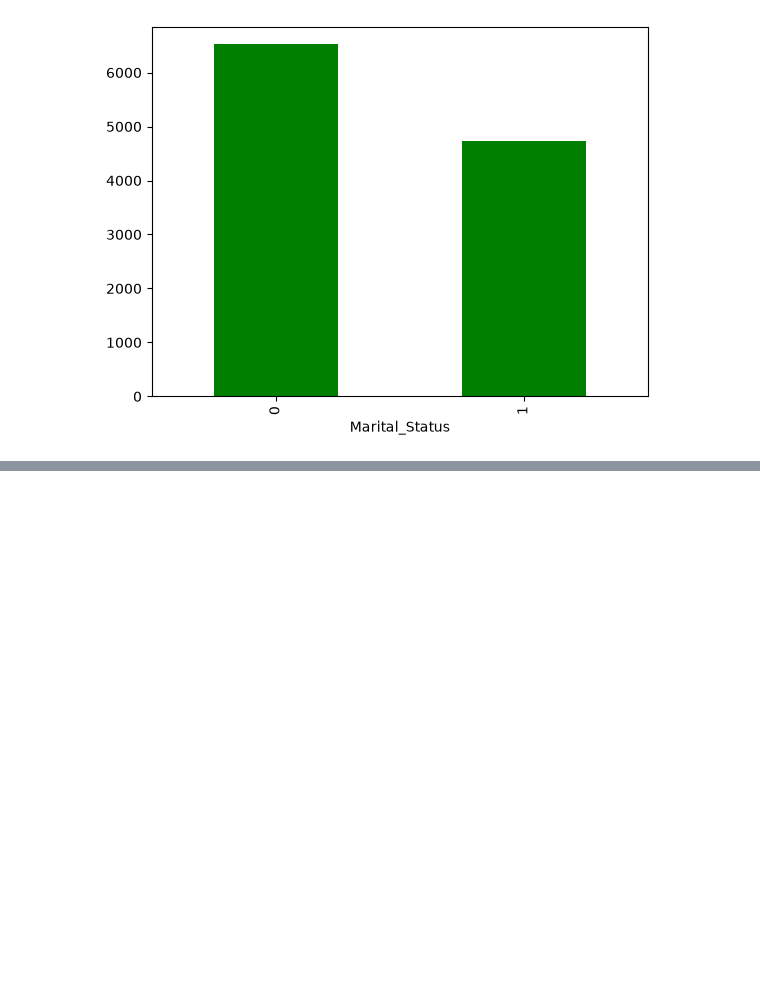
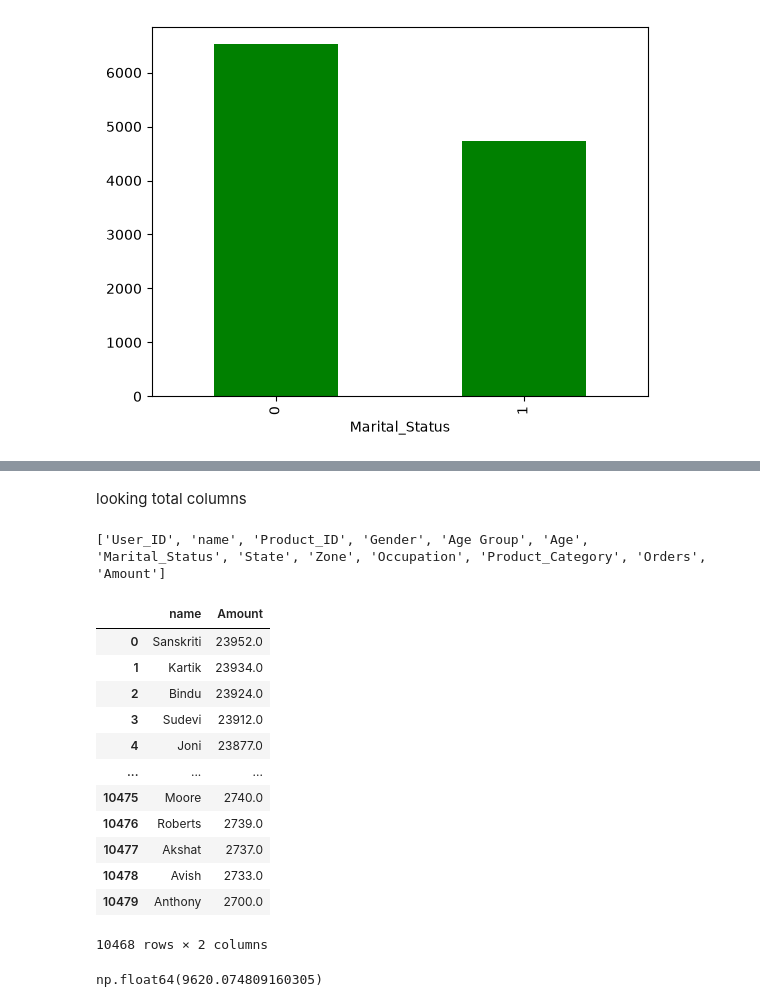
Before and after one commit to amanmuarya/AI-ML-Start-and-Learning-, a Jupyter notebook: first_code.ipynb, the cells around one changed output, grey strips where cells are left out. Saved outputs shown, nothing was run; the diff lists cells and outputs as text; code cells hidden in the pictures; blank space fills up the shorter version.

```diff
--- a/first_code.ipynb
+++ b/first_code.ipynb
@@ -194,0 +207,26 @@ df["Marital_Status"].value_counts().plot(
+# %% [markdown]
+looking total columns
+# %%
+print(df.columns.tolist())
+# %% [output]
+['User_ID', 'name', 'Product_ID', 'Gender', 'Age Group', 'Age', 'Marital_Status', 'State', 'Zone', 'Occupation', 'Product_Category', 'Orders', 'Amount']
+# %%
+df.loc[df["Amount"] > 2500, ["name", "Amount"]]
+# %% [output]
+|  | name | Amount |
+| 0 | Sanskriti | 23952.0 |
+| 1 | Kartik | 23934.0 |
+| 2 | Bindu | 23924.0 |
+| 3 | Sudevi | 23912.0 |
+| 4 | Joni | 23877.0 |
+| ... | ... | ... |
+| 10475 | Moore | 2740.0 |
+| 10476 | Roberts | 2739.0 |
+| 10477 | Akshat | 2737.0 |
+| 10478 | Avish | 2733.0 |
+| 10479 | Anthony | 2700.0 |
+10468 rows × 2 columns
+# %%
+df[df["Occupation"]=="Aviation"]["Amount"].mean()
+# %% [output]
+np.float64(9620.074809160305)
```
Also changed, not shown: parts of 10 cells of this notebook.
